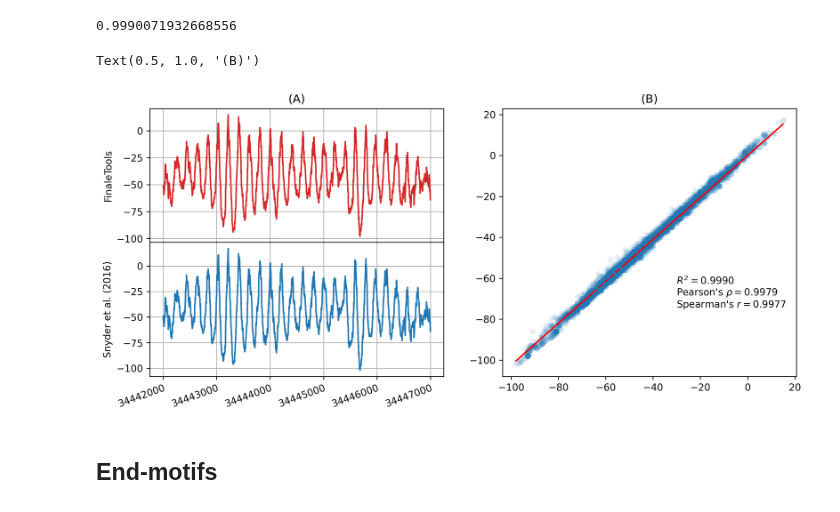
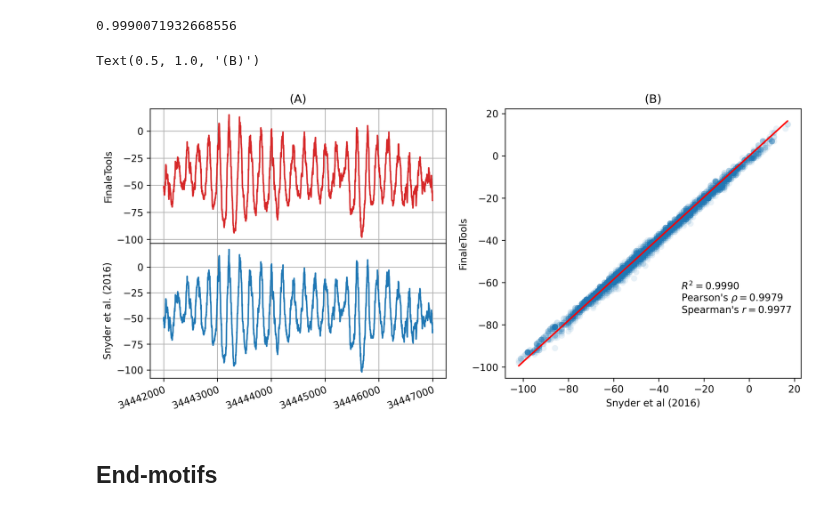
Before and after one commit to epifluidlab/FinaleToolkit, a Jupyter notebook: figs/frag_features_fig.ipynb, the cells around one changed output. Saved outputs shown, nothing was run; the diff lists cells and outputs as text; code cells hidden in the pictures.

```diff
--- a/figs/frag_features_fig.ipynb
+++ b/figs/frag_features_fig.ipynb
@@ -63,17 +63,17 @@ ft_wps, shendure_wps
        dtype=[('chrom', '<U16'), ('start', '<i8'), ('stop', '<i8'), ('score', '<f8')]))
 # %%
 # Get stats
-pearson, _ = stats.pearsonr(ft_wps['score'], shendure_wps['score'][:-1])
-spearman, _ = stats.spearmanr(ft_wps['score'], shendure_wps['score'][:-1])
+pearson, _ = stats.pearsonr(shendure_wps['score'][:-1], ft_wps['score'])
+spearman, _ = stats.spearmanr(shendure_wps['score'][:-1], ft_wps['score'])
 
 pearson, spearman
 # %% [output]
 (0.9978896817003999, 0.9976844186960905)
 # %%
 # Regression line
-ols = OLS(shendure_wps['score'][:-1], ft_wps['score'])
+ols = OLS(ft_wps['score'], shendure_wps['score'][:-1])
 model = ols.fit()
-regression = model.predict(ft_wps['score'])
+regression = model.predict(shendure_wps['score'])
 r2 = model.rsquared_adj
 r2
 # %% [output]
@@ -86,36 +86,39 @@ fig.set_size_inches(12, 5)
 axes[0, 0].plot(ft_wps['start'], ft_wps['score'], 'C3', label="FinaleTools")
 axes[0, 0].set_ylabel('FinaleTools')
 axes[1, 0].plot(shendure_wps['start'], shendure_wps['score'], 'C0', label="Snyder et al. (2016)")
 axes[1, 0].set_ylabel('Snyder et al. (2016)')
 
 plt.setp(axes[1, 0].get_xticklabels(), rotation=20, ha="right",
          rotation_mode="anchor")
 x_formatter = mpl.ticker.ScalarFormatter(useOffset=False, useMathText=False)
 x_formatter.set_scientific(False)
 
 fig.subplots_adjust(hspace=0)
 
 axes[1, 0].xaxis.set_major_formatter(x_formatter)
 axes[0, 0].grid()
 axes[1, 0].grid()
 
 gs = axes[0, 1].get_gridspec()
 for ax in axes[:, 1]:
     ax.remove()
 
+# for fig B
 scatter_ax = fig.add_subplot(gs[:, 1])
-scatter_ax.scatter(ft_wps['score'], shendure_wps['score'][:-1], s=40, alpha=0.1, linewidths=0)
-scatter_ax.plot(ft_wps['score'], regression, 'r--')
+scatter_ax.scatter(shendure_wps['score'][:-1], ft_wps['score'], s=40, alpha=0.1, linewidths=0)
+scatter_ax.plot(shendure_wps['score'], regression, 'r-')
+scatter_ax.set_xlabel('Snyder et al (2016)')
+scatter_ax.set_ylabel('FinaleTools')
 stats_string = f"""$R^2={r2:.4f}$
 Pearson's $\\rho = {pearson:.4f}$
 Spearman's $r = {spearman:.4f}$
 """
 scatter_ax.text(-30, -80, stats_string)
 axes[0, 0].set_title('(A)')
 scatter_ax.set_title('(B)')
 # %% [output]
 Text(0.5, 1.0, '(B)')
-[figure, old version]
+[figure, new version]
 # %% [markdown]
 ## End-motifs
 # %%
```
Also changed, not shown: parts of 3 cells of this notebook.
